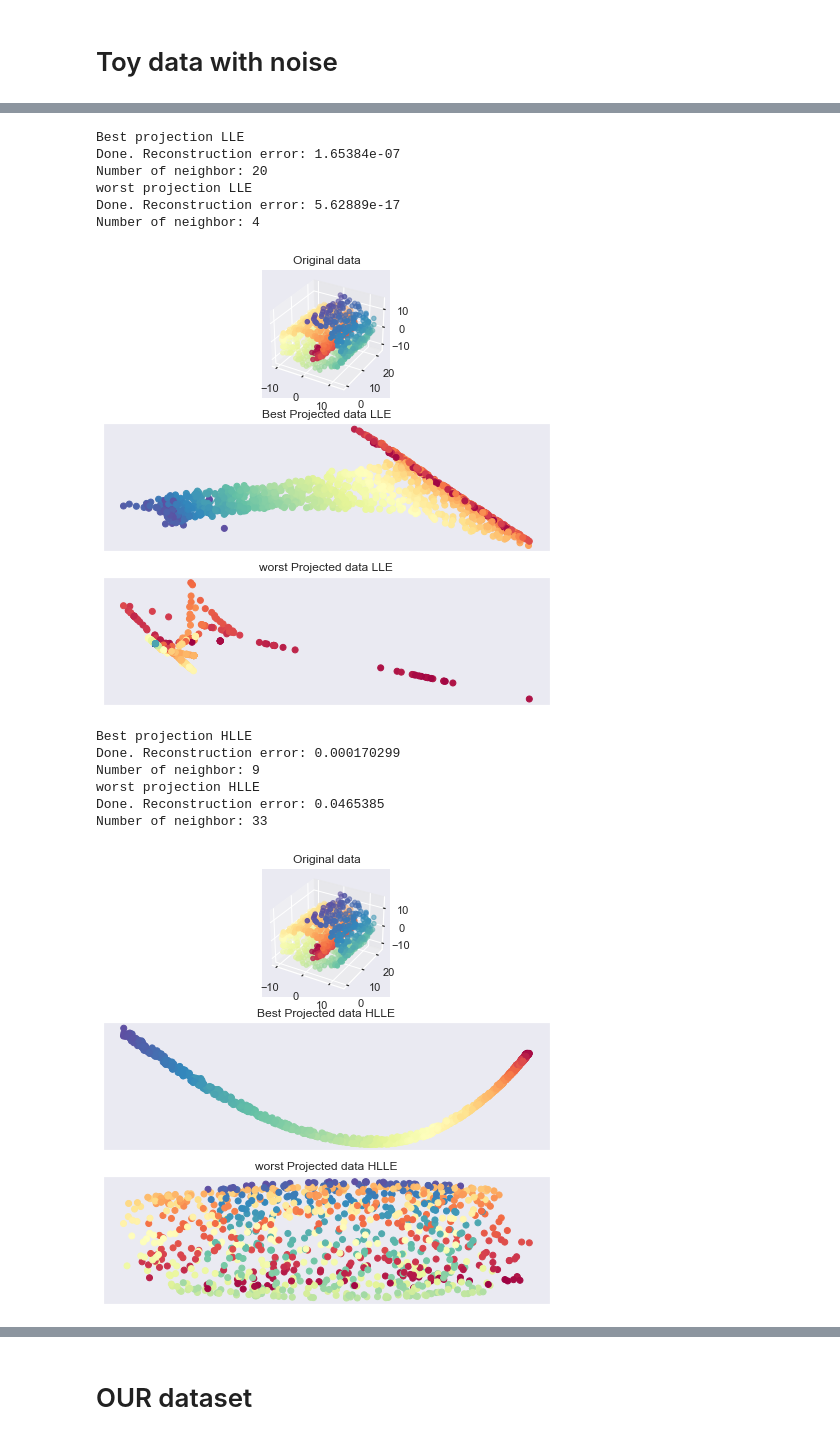
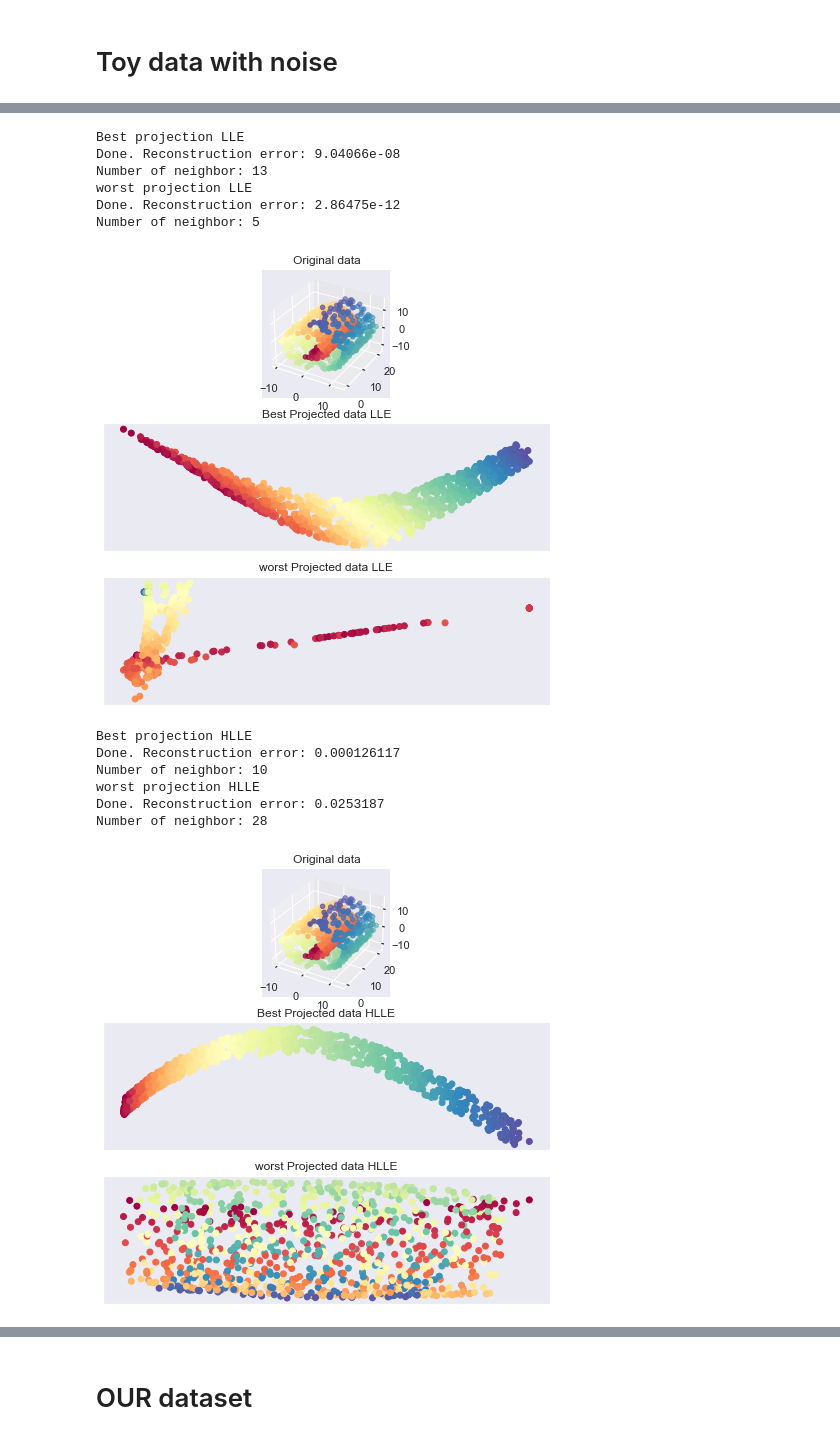
Before and after one commit to bonato47/LLE-Projet, a Jupyter notebook: LLE_HLLE_Tristan_Victor.ipynb, the cells around one changed output, grey strips where cells are left out. Saved outputs shown, nothing was run; the diff lists cells and outputs as text; code cells hidden in the pictures.

```diff
--- a/LLE_HLLE_Tristan_Victor.ipynb
+++ b/LLE_HLLE_Tristan_Victor.ipynb
@@ -101,7 +101,7 @@ def num_neigh(Data,dim, meth):
     worst_N = np.where(combin == min(combin[nmin:]))
     worst_N=worst_N[0][0]
     plt.figure(meth,figsize=(8, 8))
-    plt.title( "Plot of the sprearmans'Rho and classification rate")
+    plt.title( meth)
     plt.xlabel("Number of Neighbor")
     plt.ylabel("Values")
     plt.plot (SP_Rho_vect,color ="red",label="Spearman's Rho")
@@ -215,6 +246,7 @@ Number of neighbor: 30
 # Toy data with noise
 # %%
 # the swiss roll
-Dataset_swissroll, color = datasets.make_swiss_roll(n_samples=1000,noise = 0.4)
-Best_N_LLE,Worst_N_LLE = num_neigh(Dataset_swissroll,2, "standard")
-Best_N_HLLE,Worst_N_HLLE = num_neigh(Dataset_swissroll,2, "hessian")
+Dataset_swissroll_noisy, color = datasets.make_swiss_roll(n_samples=1000,noise = 0.5)
+Best_N_LLE_noisy,Worst_N_LLE_noisy = num_neigh(Dataset_swissroll_noisy,2, "standard")
+Best_N_HLLE_noisy,Worst_N_HLLE_noisy = num_neigh(Dataset_swissroll_noisy,2, "hessian")
+#avec le bruit la hessian marche pas des fois
@@ -225,75 +254,75 @@ Best_N_HLLE,Worst_N_HLLE = num_neigh(Dataset_swissroll,2, "hessian")
 # LLE
 
 print("Best projection LLE")
-X_B, err = manifold.locally_linear_embedding(Dataset_swissroll, n_neighbors=Best_N_LLE,n_components=2)
+X_B_LLE_noisy, err = manifold.locally_linear_embedding(Dataset_swissroll_noisy, n_neighbors=Best_N_LLE_noisy,n_components=2)
 print("Done. Reconstruction error: %g" % err)
-print("Number of neighbor: %g" % Best_N_LLE)
+print("Number of neighbor: %g" % Best_N_LLE_noisy)
 print("worst projection LLE ")
-X_W, err = manifold.locally_linear_embedding(Dataset_swissroll, n_neighbors=Worst_N_LLE,n_components=2)
+X_W_LLE_noisy, err = manifold.locally_linear_embedding(Dataset_swissroll_noisy, n_neighbors=Worst_N_LLE_noisy,n_components=2)
 print("Done. Reconstruction error: %g" % err)
-print("Number of neighbor: %g" % Worst_N_LLE)
+print("Number of neighbor: %g" % Worst_N_LLE_noisy)
 
 fig = plt.figure(figsize=(8, 8))
 
 ax = fig.add_subplot(311, projection='3d')
-ax.scatter(Dataset_swissroll[:, 0], Dataset_swissroll[:, 1], Dataset_swissroll[:, 2], c=color, cmap=plt.cm.Spectral)
+ax.scatter(Dataset_swissroll_noisy[:, 0], Dataset_swissroll_noisy[:, 1], Dataset_swissroll_noisy[:, 2], c=color, cmap=plt.cm.Spectral)
 ax.set_title("Original data")
 
 ax = fig.add_subplot(312)
-ax.scatter(X_B[:, 0], X_B[:, 1], c=color, cmap=plt.cm.Spectral)
+ax.scatter(X_B_LLE_noisy[:, 0], X_B_LLE_noisy[:, 1], c=color, cmap=plt.cm.Spectral)
 plt.axis('tight')
 plt.xticks([]), plt.yticks([])
 plt.title('Best Projected data LLE')
 
 ax = fig.add_subplot(313)
-ax.scatter(X_W[:, 0], X_W[:, 1], c=color, cmap=plt.cm.Spectral)
+ax.scatter(X_W_LLE_noisy[:, 0], X_W_LLE_noisy[:, 1], c=color, cmap=plt.cm.Spectral)
 plt.axis('tight')
 plt.xticks([]), plt.yticks([])
 plt.title('worst Projected data LLE')
 plt.show()
 # %% [output]
 Best projection LLE
-Done. Reconstruction error: 1.65384e-07
-Number of neighbor: 20
+Done. Reconstruction error: 9.04066e-08
+Number of neighbor: 13
 worst projection LLE
-Done. Reconstruction error: 5.62889e-17
-Number of neighbor: 4
+Done. Reconstruction error: 2.86475e-12
+Number of neighbor: 5
-[figure, old version]
+[figure, new version]
 # %%
 # HLLE
 
 print("Best projection HLLE")
-X_B, err = manifold.locally_linear_embedding(Dataset_swissroll, n_neighbors=Best_N_HLLE,n_components=2,method = "hessian")
+X_B_HLLE_noisy, err = manifold.locally_linear_embedding(Dataset_swissroll_noisy, n_neighbors=Best_N_HLLE_noisy,n_components=2,method = "hessian")
 print("Done. Reconstruction error: %g" % err)
-print("Number of neighbor: %g" % Best_N_HLLE)
+print("Number of neighbor: %g" % Best_N_HLLE_noisy)
 print("worst projection HLLE" )
-X_W, err = manifold.locally_linear_embedding(Dataset_swissroll, n_neighbors=Worst_N_HLLE,n_components=2,method = "hessian")
+X_W_HLLE_noisy, err = manifold.locally_linear_embedding(Dataset_swissroll_noisy, n_neighbors=Worst_N_HLLE_noisy,n_components=2,method = "hessian")
 print("Done. Reconstruction error: %g" % err)
-print("Number of neighbor: %g" % Worst_N_HLLE)
+print("Number of neighbor: %g" % Worst_N_HLLE_noisy)
 
 fig = plt.figure(figsize=(8, 8))
 
 ax = fig.add_subplot(311, projection='3d')
-ax.scatter(Dataset_swissroll[:, 0], Dataset_swissroll[:, 1], Dataset_swissroll[:, 2], c=color, cmap=plt.cm.Spectral)
+ax.scatter(Dataset_swissroll_noisy[:, 0], Dataset_swissroll_noisy[:, 1], Dataset_swissroll_noisy[:, 2], c=color, cmap=plt.cm.Spectral)
 ax.set_title("Original data")
 
 ax = fig.add_subplot(312)
-ax.scatter(X_B[:, 0], X_B[:, 1], c=color, cmap=plt.cm.Spectral)
+ax.scatter(X_B_HLLE_noisy[:, 0], X_B_HLLE_noisy[:, 1], c=color, cmap=plt.cm.Spectral)
 plt.axis('tight')
 plt.xticks([]), plt.yticks([])
 plt.title('Best Projected data HLLE')
 
 ax = fig.add_subplot(313)
-ax.scatter(X_W[:, 0], X_W[:, 1], c=color, cmap=plt.cm.Spectral)
+ax.scatter(X_W_HLLE_noisy[:, 0], X_W_HLLE_noisy[:, 1], c=color, cmap=plt.cm.Spectral)
 plt.axis('tight')
 plt.xticks([]), plt.yticks([])
 plt.title('worst Projected data HLLE')
 plt.show()
 # %% [output]
 Best projection HLLE
-Done. Reconstruction error: 0.000170299
-Number of neighbor: 9
+Done. Reconstruction error: 0.000126117
+Number of neighbor: 10
 worst projection HLLE
-Done. Reconstruction error: 0.0465385
-Number of neighbor: 33
+Done. Reconstruction error: 0.0253187
+Number of neighbor: 28
-[figure, old version]
+[figure, new version]
```
Also changed, not shown: parts of 7 cells of this notebook, 1 other file.
